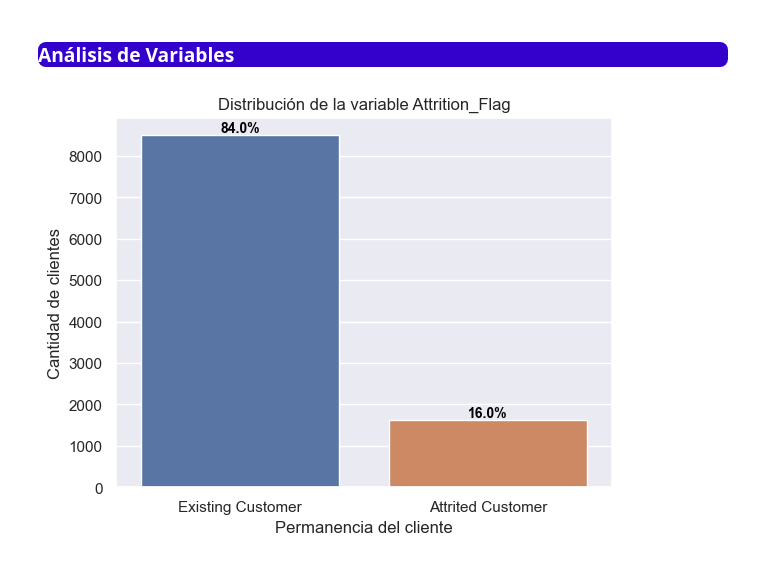
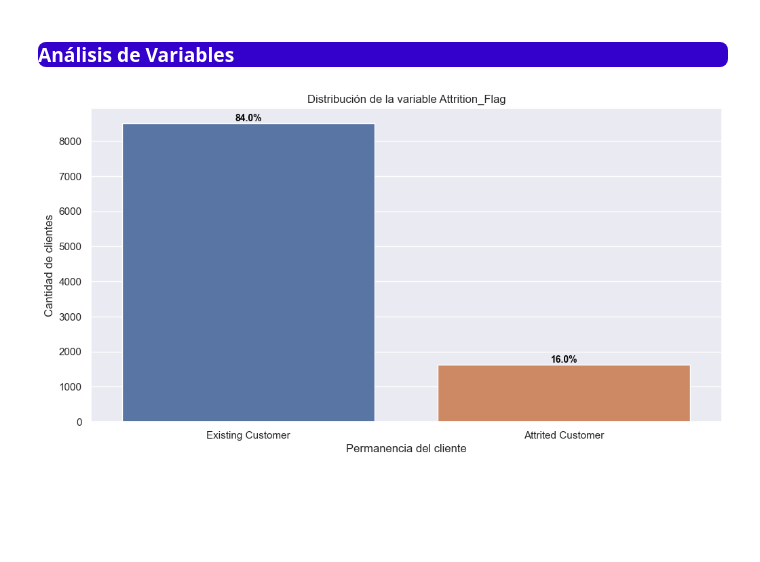
Before and after one commit to ApocalypseScrambler/datascience2, a Jupyter notebook: PrimeraEntrega - Reyes Luis - 46270.ipynb, the cells around one changed output. Drawn from its saved outputs; the diff is of its cells as text; code cells hidden in the pictures; blank space fills up the shorter version.

```diff
--- a/PrimeraEntrega - Reyes Luis - 46270.ipynb
+++ b/PrimeraEntrega - Reyes Luis - 46270.ipynb
@@ -217,21 +217,23 @@ max                   3.71                   1.00
 <h3 style="text-align:left;border-radius:8px;font-family:Times;font-variant:small-caps;color:#FFFFFF;background-color:#3300CC;">Análisis de Variables</h3>
 # %%
 # Veamos la distribución de la variable Attrition_Flag que será nuestra variable target
+plt.figure(figsize=(12, 6))
+
 cantidad = len(df['Attrition_Flag'])
 
 sns.countplot(data = df,
               x = "Attrition_Flag")
 plt.xlabel('Permanencia del cliente')
 plt.ylabel('Cantidad de clientes')
 plt.title('Distribución de la variable Attrition_Flag')
 ax = plt.gca()
 for p in ax.patches:
     x_text = p.get_x() + p.get_width() / 2.0  # Calcula la posición x del texto
     y_text = p.get_height()  # Toma la altura de la columna
     ax.text(x_text, y_text, f'{str(round(int(y_text)/cantidad,2) * 100)}%', # Indica posición x e y, y texto a mostrar
             ha = 'center', # Alineación horizontal
             va = 'bottom',  # Alineación vertical
             fontsize = 10, color = 'black', fontweight = 'bold')
 plt.show()
 # %% [output]
-[figure, old version]
+[figure, new version]
```
Also changed, not shown: parts of 11 cells of this notebook.
